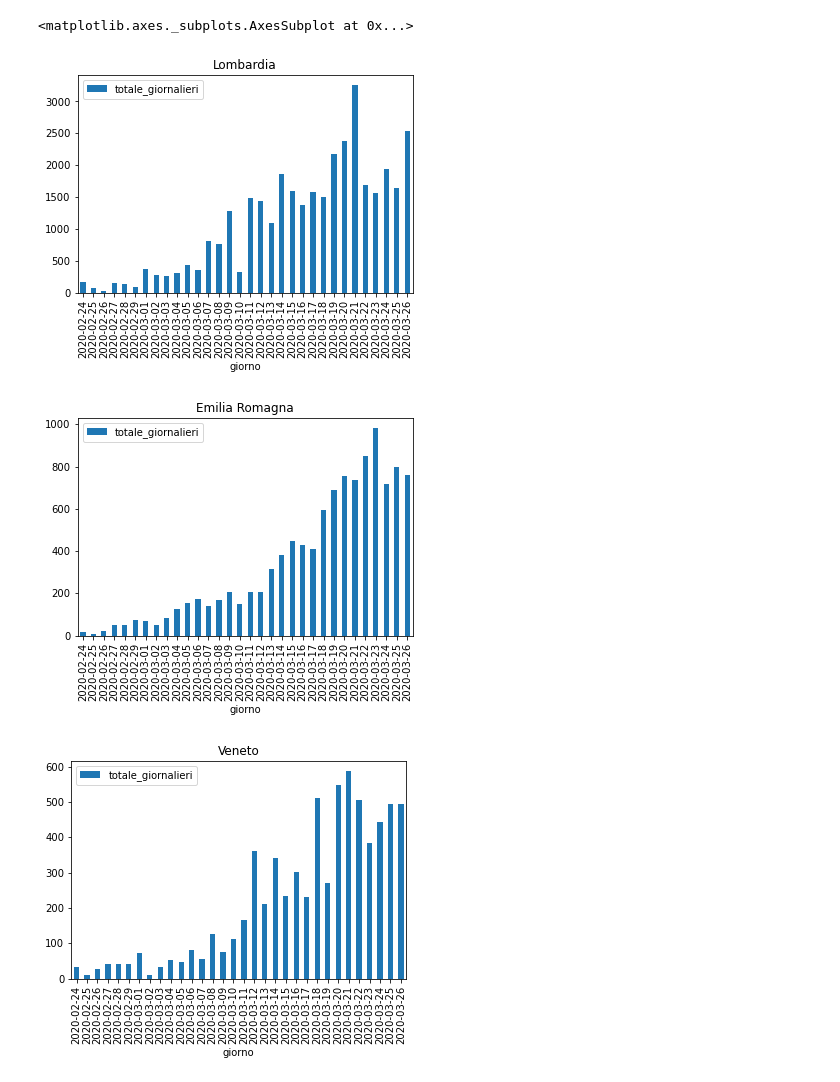
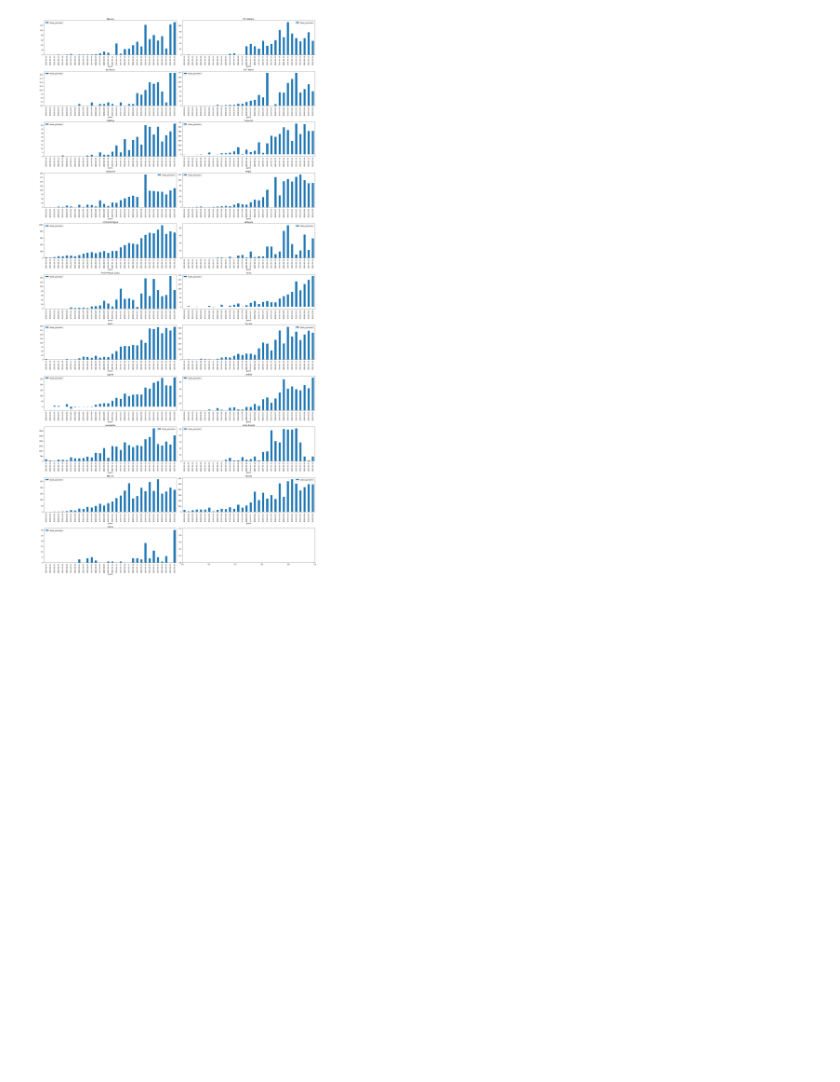
Before and after one commit to binoz/covid19, a Jupyter notebook: covid19.ipynb, the cells around one changed output. Saved outputs shown, nothing was run; the diff lists cells and outputs as text; code cells hidden in the pictures; blank space fills up the shorter version.

Commit message:
subplots

```diff
--- a/covid19.ipynb
+++ b/covid19.ipynb
@@ -6,44 +6,44 @@ from datetime import datetime, timedelta
 df = pd.read_csv("https://raw.githubusercontent.com/pcm-dpc/COVID-19/master/dati-regioni/dpc-covid19-ita-regioni.csv")
 
 df.insert(0, "giorno","1970-01-01", allow_duplicates=False)
 df.insert(len(df.columns)-2, "totale_giornalieri", 0, allow_duplicates=False)
 date_format = "%Y-%m-%dT%H:%M:%S"
 
 def set_giorno(row):
     row["giorno"] = datetime.strptime(row['data'],date_format).date()
     return row
 
 def add_delta(row):
 
     current_date= row['giorno']
     previous_date = (current_date - timedelta(1))
     region =  row['denominazione_regione']
     previous_record = df[(df['denominazione_regione'] == region) & (df['giorno'] == previous_date)]
 
     if previous_record.shape[0] == 1:
         row["totale_giornalieri"] = row["totale_casi"] - previous_record["totale_casi"].values[0]
     else: row["totale_giornalieri"] = row["totale_casi"]
 
     return row
 
 df = df.apply(set_giorno,axis=1)
 
 df =df.apply(add_delta,axis=1)
 
-lombardia =  df[df['denominazione_regione']== "Lombardia"]
-emilia =  df[df['denominazione_regione']== "Emilia Romagna"]
-veneto =  df[df['denominazione_regione']== "Veneto"]
-marche =  df[df['denominazione_regione']== "Marche"]
-piemonte =  df[df['denominazione_regione']== "Piemonte"]
+grouped = df.groupby("denominazione_regione")
+PLOT_ROWS= 11
+PLOT_COLS = 2
+figure, axes = plt.subplots(PLOT_ROWS,PLOT_COLS,figsize=(25,50))
 
+i = 0
+j = 0
+for key in grouped.groups.keys():
+    if i ==PLOT_ROWS:
+        i = 0
+        j = j+1
 
-lombardia.plot.bar(title= "Lombardia",x="giorno",y ='totale_giornalieri')
-emilia.plot.bar(title= "Emilia Romagna",x="giorno",y ='totale_giornalieri')
-veneto.plot.bar(title= "Veneto",x="giorno",y ='totale_giornalieri')
-marche.plot.bar(title= "Marche",x="giorno",y ='totale_giornalieri')
-piemonte.plot.bar(title= "Piemonte",x="giorno",y ='totale_giornalieri')
+    grouped.get_group(key).plot.bar(title= key,x="giorno",y ='totale_giornalieri',ax=axes[i][j])
+    i = i +1
+figure.tight_layout()
 # %% [output]
-<matplotlib.axes._subplots.AxesSubplot at 0x...>
-[figure, old version]
+[figure, new version]
-[figure, removed]
-[figure, removed]
```
Also changed, not shown: parts of 1 cell of this notebook.
